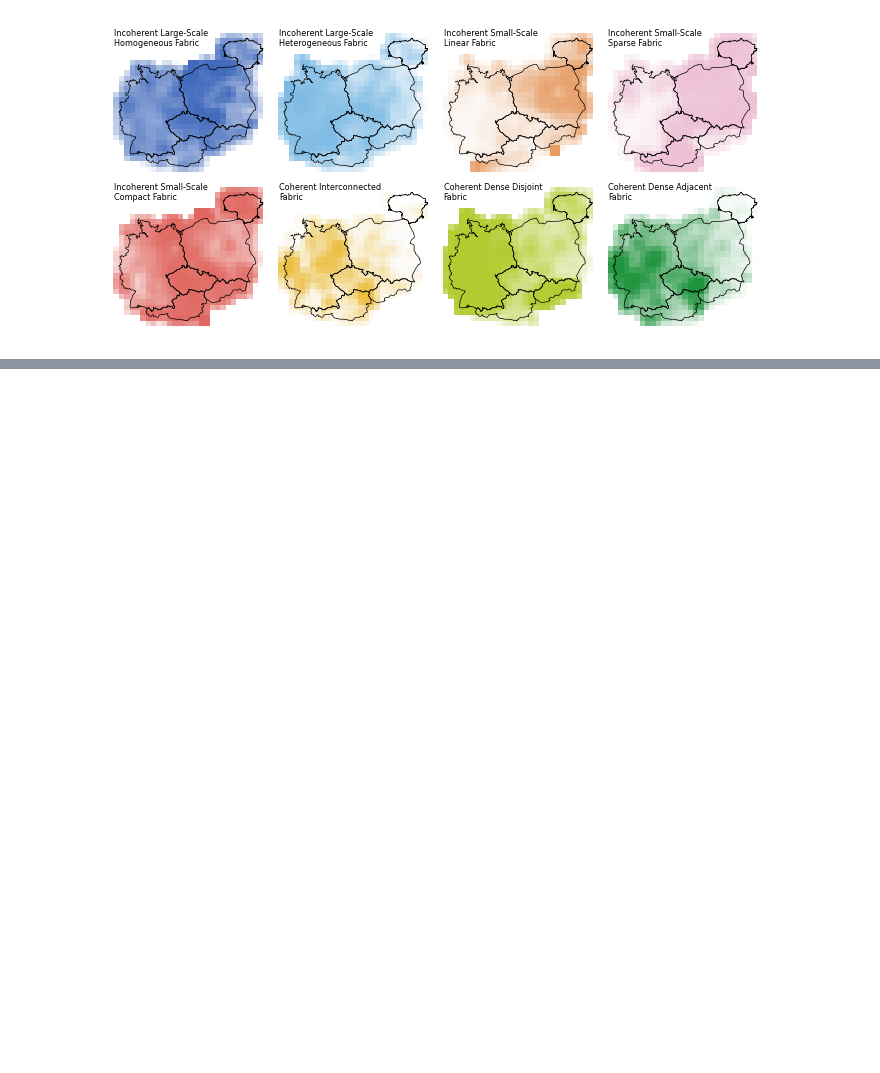
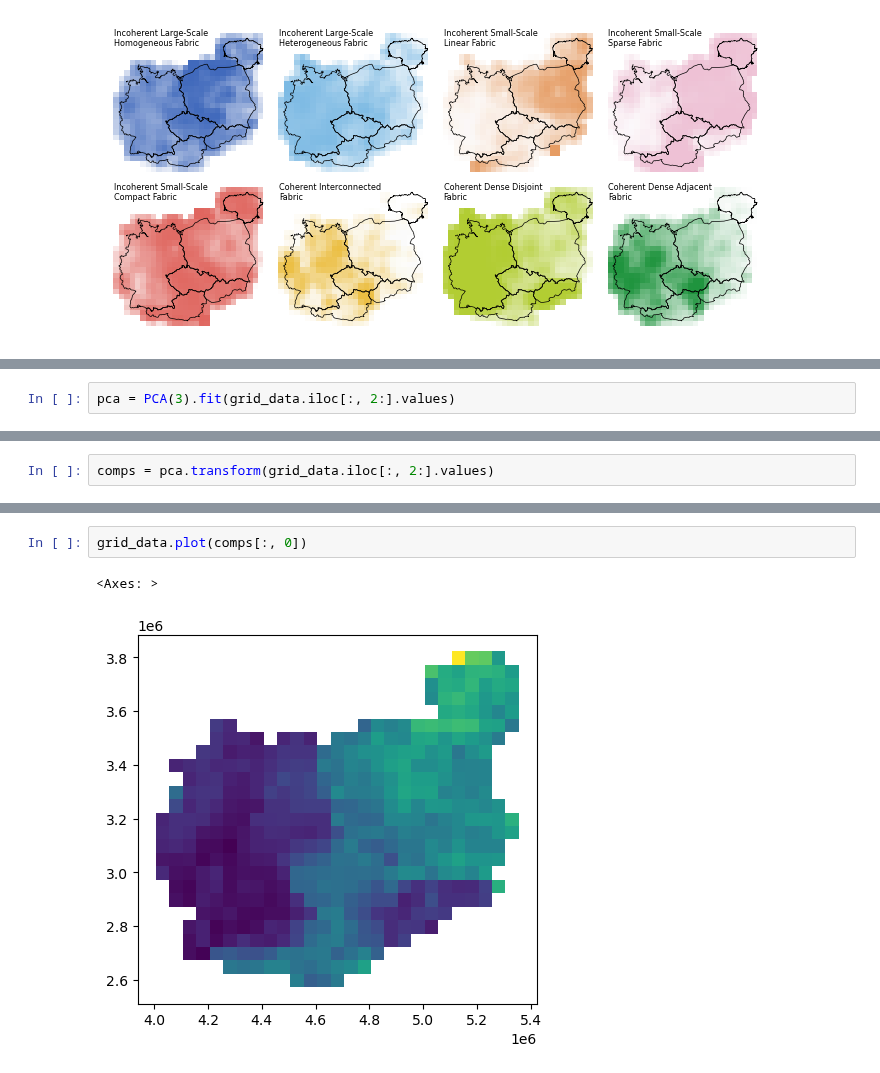
Before and after one commit to uscuni/urban_taxonomy, a Jupyter notebook: code/fig_abundance_maps.ipynb, the cells around one changed output, grey strips where cells are left out. Drawn from its saved outputs; the diff is of its cells as text; blank space fills up the shorter version.

```diff
--- a/code/fig_abundance_maps.ipynb
+++ b/code/fig_abundance_maps.ipynb
@@ -126,0 +221,2 @@ fig.savefig("../data/abundance.png", bbox_inches="tight", dpi=300)
+# %%
+pca = PCA(3).fit(grid_data.iloc[:, 2:].values)
@@ -126,0 +227,2 @@ fig.savefig("../data/abundance.png", bbox_inches="tight", dpi=300)
+# %%
+comps = pca.transform(grid_data.iloc[:, 2:].values)
@@ -126,0 +235,5 @@ fig.savefig("../data/abundance.png", bbox_inches="tight", dpi=300)
+# %%
+grid_data.plot(comps[:, 0])
+# %% [output]
+<Axes: >
+[figure, added]
```
Also changed, not shown: parts of 21 cells of this notebook, 1 other file.
